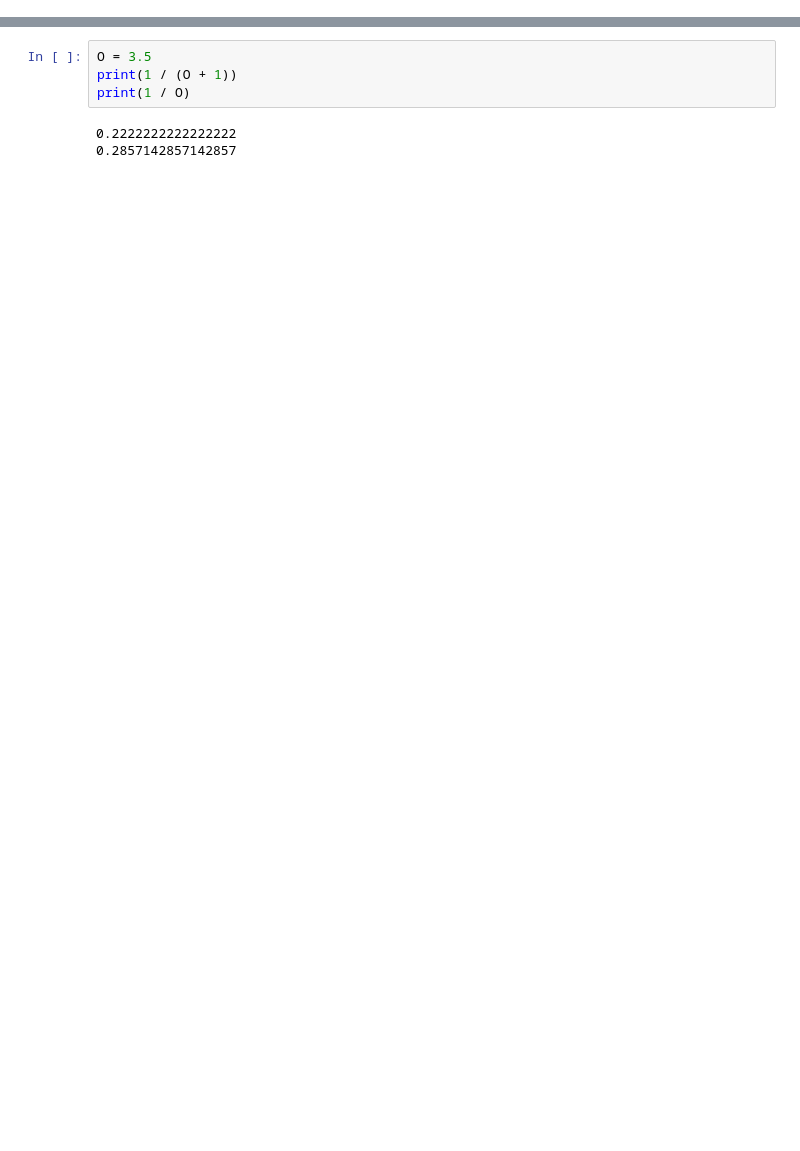
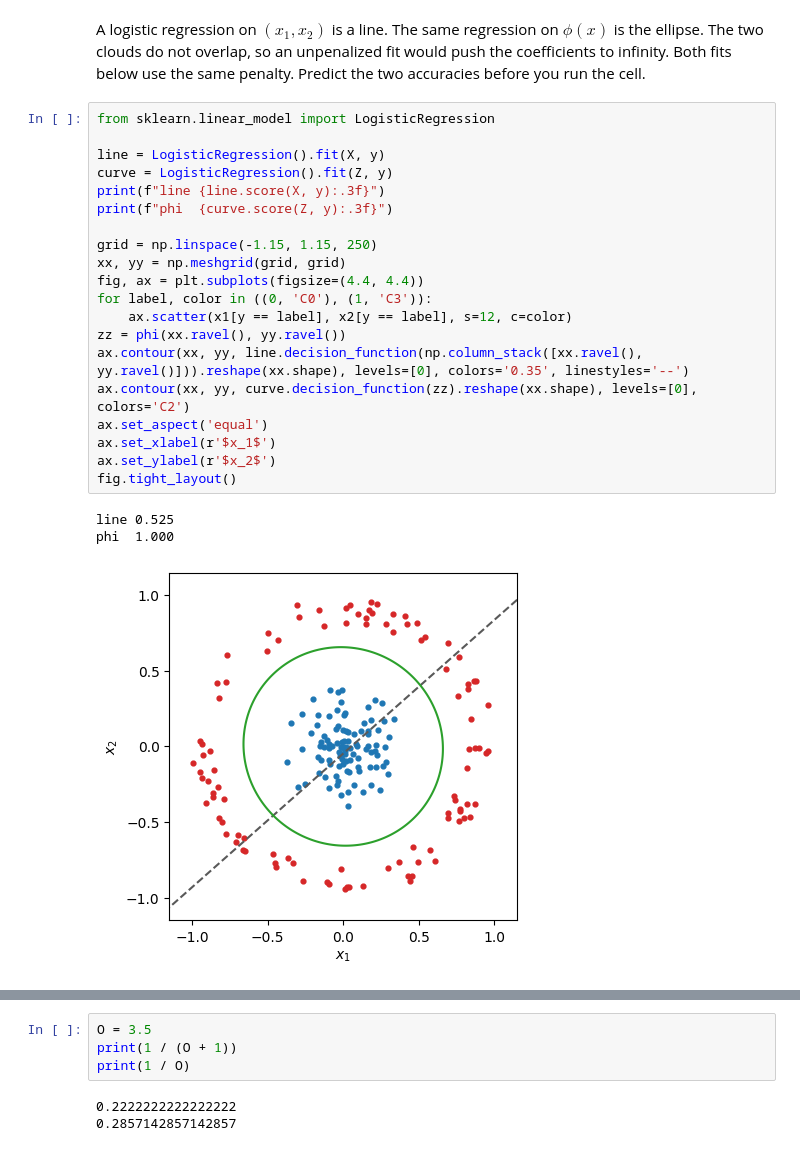
Before and after one commit to VadimSokolov/vadimsokolov.github.io, a Jupyter notebook: courses/files/600/oct21.ipynb, the cells around one changed output, grey strips where cells are left out. Cells and saved outputs as stored; diff of their text form; blank space fills up the shorter version.

```diff
--- a/courses/files/600/oct21.ipynb
+++ b/courses/files/600/oct21.ipynb
@@ -10,0 +460,26 @@ Predict both implied probabilities before you run the cell. The case study uses
+# %% [markdown]
+A logistic regression on $(x_1, x_2)$ is a line. The same regression on $\phi(x)$ is the ellipse. The two clouds do not overlap, so an unpenalized fit would push the coefficients to infinity. Both fits below use the same penalty. Predict the two accuracies before you run the cell.
+# %%
+from sklearn.linear_model import LogisticRegression
+
+line = LogisticRegression().fit(X, y)
+curve = LogisticRegression().fit(Z, y)
+print(f"line {line.score(X, y):.3f}")
+print(f"phi  {curve.score(Z, y):.3f}")
+
+grid = np.linspace(-1.15, 1.15, 250)
+xx, yy = np.meshgrid(grid, grid)
+fig, ax = plt.subplots(figsize=(4.4, 4.4))
+for label, color in ((0, 'C0'), (1, 'C3')):
+    ax.scatter(x1[y == label], x2[y == label], s=12, c=color)
+zz = phi(xx.ravel(), yy.ravel())
+ax.contour(xx, yy, line.decision_function(np.column_stack([xx.ravel(), yy.ravel()])).reshape(xx.shape), levels=[0], colors='0.35', linestyles='--')
+ax.contour(xx, yy, curve.decision_function(zz).reshape(xx.shape), levels=[0], colors='C2')
+ax.set_aspect('equal')
+ax.set_xlabel(r'$x_1$')
+ax.set_ylabel(r'$x_2$')
+fig.tight_layout()
+# %% [output]
+line 0.525
+phi  1.000
+[figure, added]
```
Also changed, not shown: parts of 62 cells of this notebook, 4 other files.
